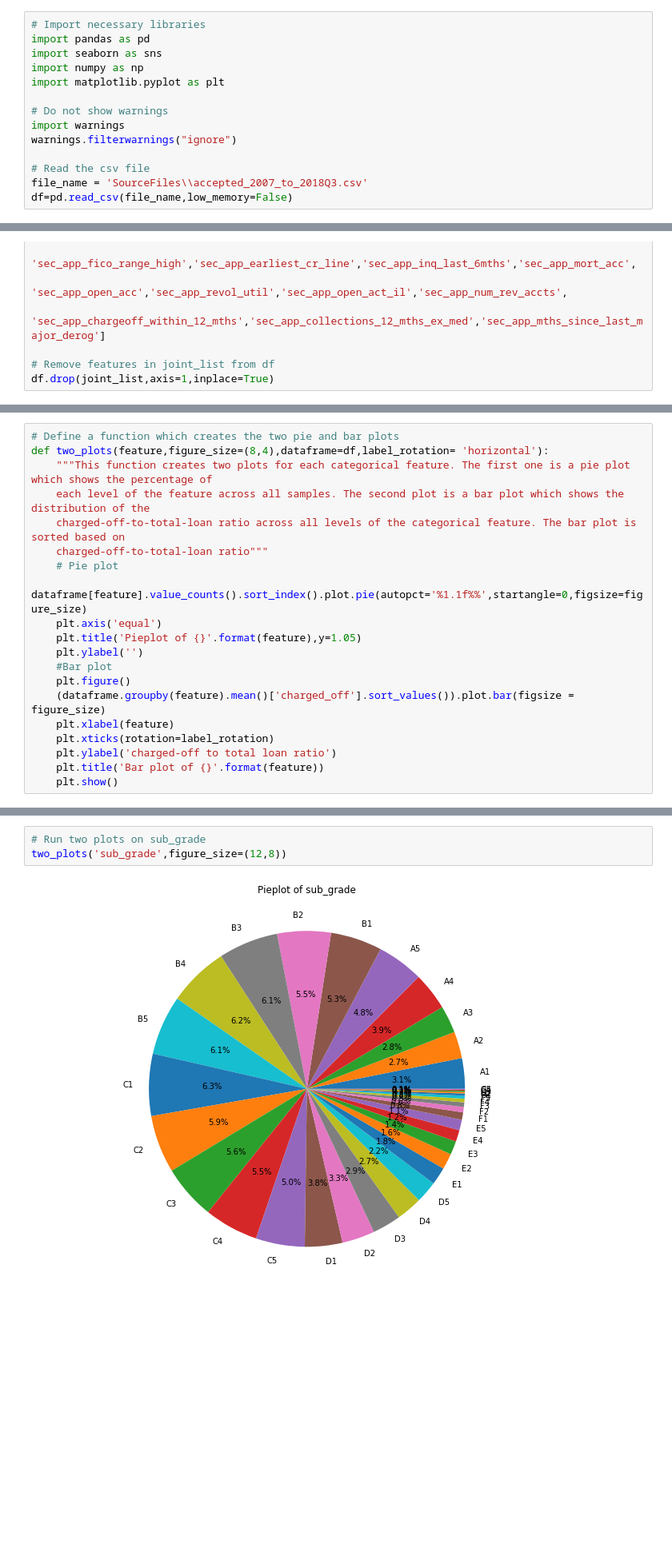
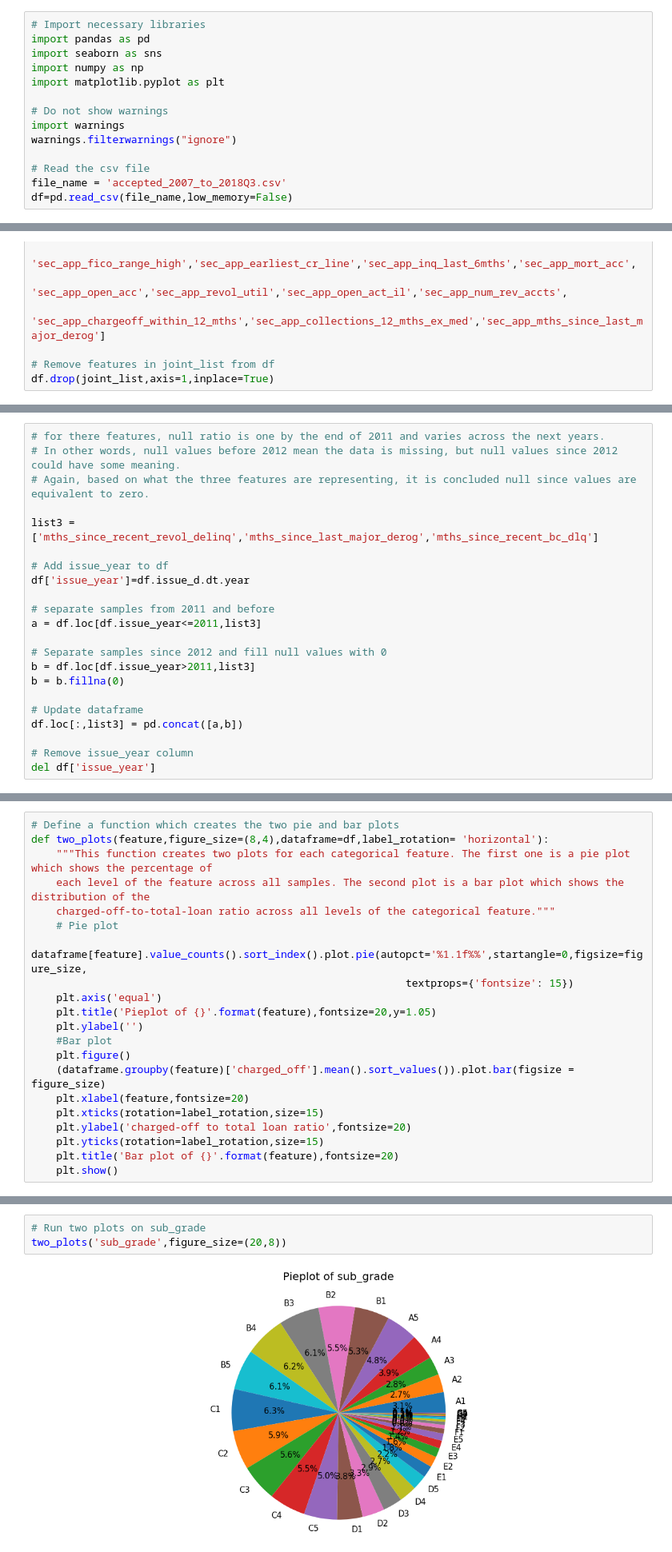
Before and after one commit to moeinsoodavi/Springboard, a Jupyter notebook: PredictingLoanStatusAtLendingClub/EDA1.ipynb, the cells around one changed output, grey strips where cells are left out. Shown at 80% size. Drawn from its saved outputs; the diff is of its cells as text; blank space fills up the shorter version.

```diff
--- a/PredictingLoanStatusAtLendingClub/EDA1.ipynb
+++ b/PredictingLoanStatusAtLendingClub/EDA1.ipynb
@@ -10,7 +10,7 @@ import warnings
 warnings.filterwarnings("ignore")
 
 # Read the csv file
-file_name = 'SourceFiles\\accepted_2007_to_2018Q3.csv'
+file_name = 'accepted_2007_to_2018Q3.csv'
 df=pd.read_csv(file_name,low_memory=False)
 # %%
 # Print dimensions of df
@@ -204,0 +235,22 @@ len(df.columns)
+# %%
+# for there features, null ratio is one by the end of 2011 and varies across the next years.
+# In other words, null values before 2012 mean the data is missing, but null values since 2012 could have some meaning.
+# Again, based on what the three features are representing, it is concluded null since values are equivalent to zero.
+
+list3 = ['mths_since_recent_revol_delinq','mths_since_last_major_derog','mths_since_recent_bc_dlq']
+
+# Add issue_year to df
+df['issue_year']=df.issue_d.dt.year
+
+# separate samples from 2011 and before
+a = df.loc[df.issue_year<=2011,list3]
+
+# Separate samples since 2012 and fill null values with 0
+b = df.loc[df.issue_year>2011,list3]
+b = b.fillna(0)
+
+# Update dataframe
+df.loc[:,list3] = pd.concat([a,b])
+
+# Remove issue_year column
+del df['issue_year']
@@ -230,20 +290,21 @@ memory usage: 164.3+ MB
 def two_plots(feature,figure_size=(8,4),dataframe=df,label_rotation= 'horizontal'):
     """This function creates two plots for each categorical feature. The first one is a pie plot which shows the percentage of
     each level of the feature across all samples. The second plot is a bar plot which shows the distribution of the
-    charged-off-to-total-loan ratio across all levels of the categorical feature. The bar plot is sorted based on
-    charged-off-to-total-loan ratio"""
+    charged-off-to-total-loan ratio across all levels of the categorical feature."""
     # Pie plot
-    dataframe[feature].value_counts().sort_index().plot.pie(autopct='%1.1f%%',startangle=0,figsize=figure_size)
+    dataframe[feature].value_counts().sort_index().plot.pie(autopct='%1.1f%%',startangle=0,figsize=figure_size,
+                                                            textprops={'fontsize': 15})
     plt.axis('equal')
-    plt.title('Pieplot of {}'.format(feature),y=1.05)
+    plt.title('Pieplot of {}'.format(feature),fontsize=20,y=1.05)
     plt.ylabel('')
     #Bar plot
     plt.figure()
-    (dataframe.groupby(feature).mean()['charged_off'].sort_values()).plot.bar(figsize = figure_size)
-    plt.xlabel(feature)
-    plt.xticks(rotation=label_rotation)
-    plt.ylabel('charged-off to total loan ratio')
-    plt.title('Bar plot of {}'.format(feature))
+    (dataframe.groupby(feature)['charged_off'].mean().sort_values()).plot.bar(figsize = figure_size)
+    plt.xlabel(feature,fontsize=20)
+    plt.xticks(rotation=label_rotation,size=15)
+    plt.ylabel('charged-off to total loan ratio',fontsize=20)
+    plt.yticks(rotation=label_rotation,size=15)
+    plt.title('Bar plot of {}'.format(feature),fontsize=20)
     plt.show()
 # %%
 # Run tow_plots on term
@@ -260,5 +321,5 @@ two_plots('grade')
 # %%
 # Run two plots on sub_grade
-two_plots('sub_grade',figure_size=(12,8))
+two_plots('sub_grade',figure_size=(20,8))
 # %% [output]
-[figure, old version]
+[figure, new version]
```
Also changed, not shown: parts of 62 cells of this notebook.
